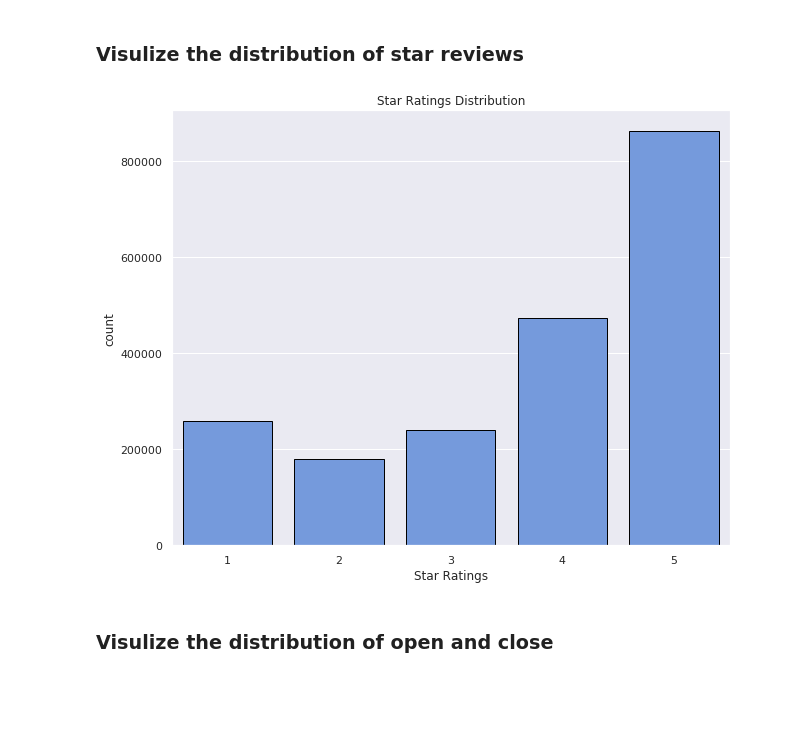
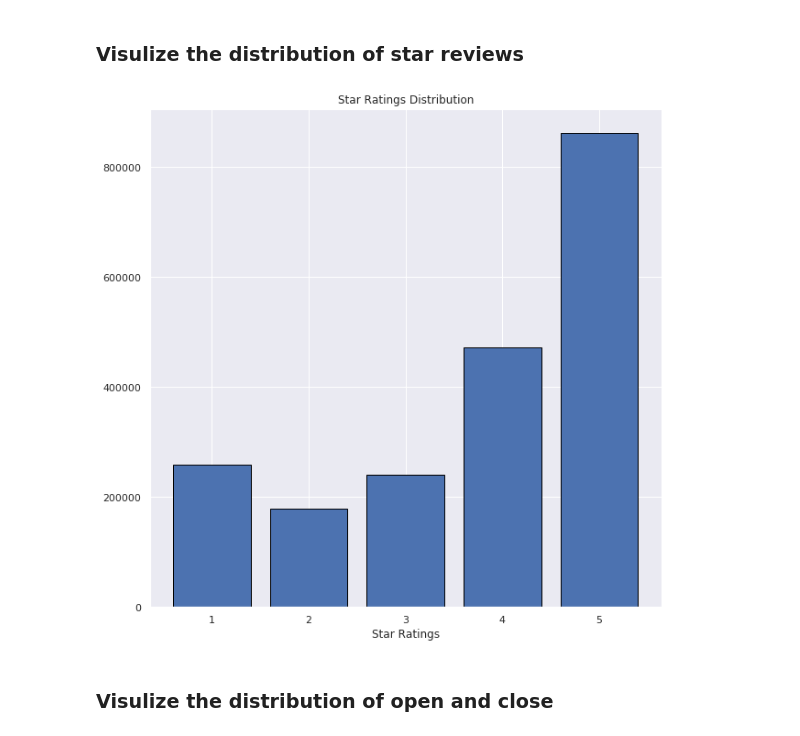
Before and after one commit to terrancexia/Yelp-Review-Sentiment-Analysis, a Jupyter notebook: Yelp Project.ipynb, the cells around one changed output. Saved outputs shown, nothing was run; the diff lists cells and outputs as text; code cells hidden in the pictures; blank space fills up the shorter version.

```diff
--- a/Yelp Project.ipynb
+++ b/Yelp Project.ipynb
@@ -1193,13 +1211,13 @@ plt.show()
 # %%
 # visulize the star ratings count
 sns.set(style = 'darkgrid')
-plt.figure(figsize=(10,8))
-sns.countplot(x = 'star_individual', data=df, color = 'cornflowerblue', edgecolor ='black')
+plt.figure(figsize=(10,10))
+plt.bar(df['star_individual'].value_counts().index,df['star_individual'].value_counts().values, edgecolor ='black')
 plt.title('Star Ratings Distribution')
 plt.xlabel('Star Ratings')
 plt.show()
 # %% [output]
-[figure, old version]
+[figure, new version]
 # %% [markdown]
 ### Visulize the distribution of open and close
 # %%
```
Also changed, not shown: parts of 33 cells of this notebook.
